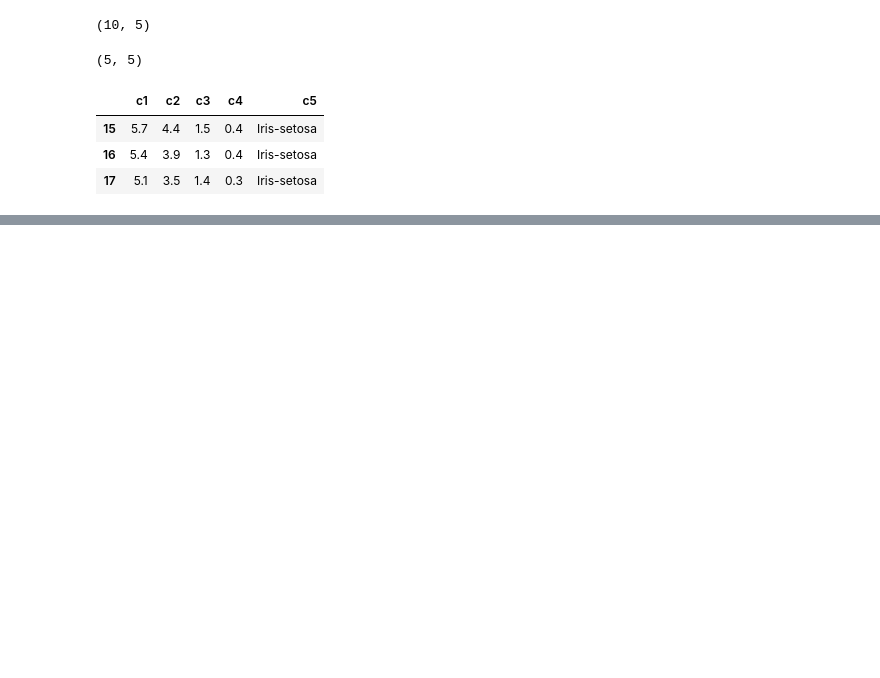
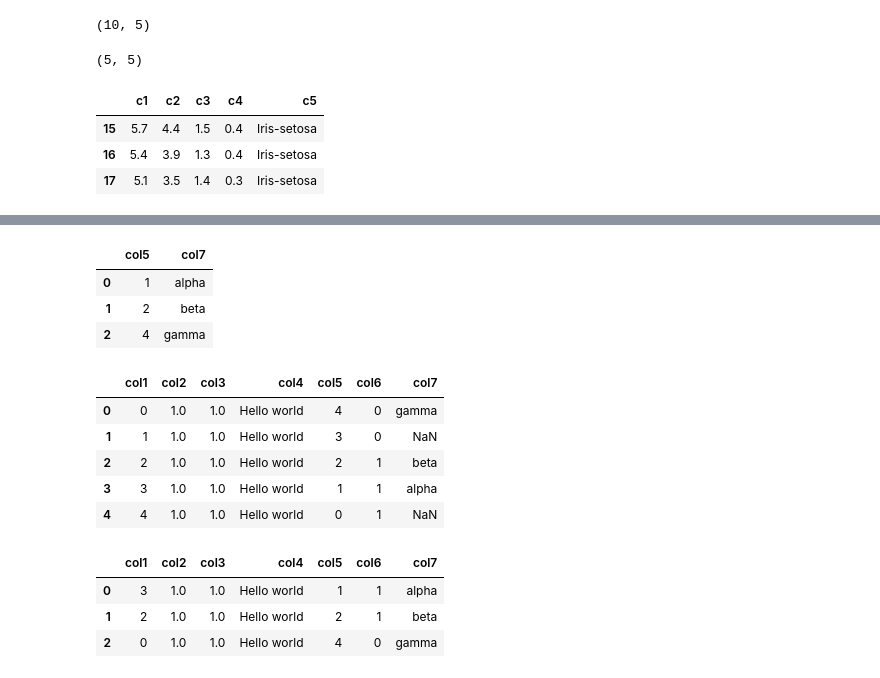
Before and after one commit to homemix/python-for-data-science, a Jupyter notebook: notebooks/Chapter 2 - Data Munging/Data loading and preprocessing with pandas.ipynb, the cells around one changed output, grey strips where cells are left out. Saved outputs shown, nothing was run; the diff lists cells and outputs as text; code cells hidden in the pictures; blank space fills up the shorter version.

Commit message:
add: putting data together

```diff
--- a/notebooks/Chapter 2 - Data Munging/Data loading and preprocessing with pandas.ipynb
+++ b/notebooks/Chapter 2 - Data Munging/Data loading and preprocessing with pandas.ipynb
@@ -181,0 +182,8 @@ piece
+# %%
+my_own_dataset= pd.DataFrame({
+    'col1':range(5),
+    'col2':[1.0]*5,
+    'col3':1.0,
+    'col4':'Hello world'
+})
+my_own_dataset
@@ -181,0 +197,8 @@ piece
+# %%
+# Concatenating datasets
+col5 = pd.Series([4,3,2,1,0])
+col6 = pd.Series([0,0,1,1,1])
+a_new_dataset= pd.concat([col5,col6],axis=1,keys=['col5','col6'])
+a_new_dataset
+my_new_dataset= pd.concat([my_own_dataset,a_new_dataset],axis=1)
+my_new_dataset
@@ -181,0 +212,27 @@ piece
+# %%
+# Merging data with reference table
+key = pd.Series([1,2,4])
+value= pd.Series(['alpha','beta','gamma'])
+reference_table= pd.concat([key,value],axis=1,keys=['col5','col7'],ignore_index=False)
+reference_table
+# %% [output]
+|  | col5 | col7 |
+| 0 | 1 | alpha |
+| 1 | 2 | beta |
+| 2 | 4 | gamma |
+# %%
+my_new_dataset.merge(reference_table,on='col5',how='outer')
+# %% [output]
+|  | col1 | col2 | col3 | col4 | col5 | col6 | col7 |
+| 0 | 0 | 1.0 | 1.0 | Hello world | 4 | 0 | gamma |
+| 1 | 1 | 1.0 | 1.0 | Hello world | 3 | 0 | NaN |
+| 2 | 2 | 1.0 | 1.0 | Hello world | 2 | 1 | beta |
+| 3 | 3 | 1.0 | 1.0 | Hello world | 1 | 1 | alpha |
+| 4 | 4 | 1.0 | 1.0 | Hello world | 0 | 1 | NaN |
+# %%
+my_new_dataset.merge(reference_table,on='col5',how='right')
+# %% [output]
+|  | col1 | col2 | col3 | col4 | col5 | col6 | col7 |
+| 0 | 3 | 1.0 | 1.0 | Hello world | 1 | 1 | alpha |
+| 1 | 2 | 1.0 | 1.0 | Hello world | 2 | 1 | beta |
+| 2 | 0 | 1.0 | 1.0 | Hello world | 4 | 0 | gamma |
```
Also changed, not shown: parts of 8 cells of this notebook, 1 other file.
